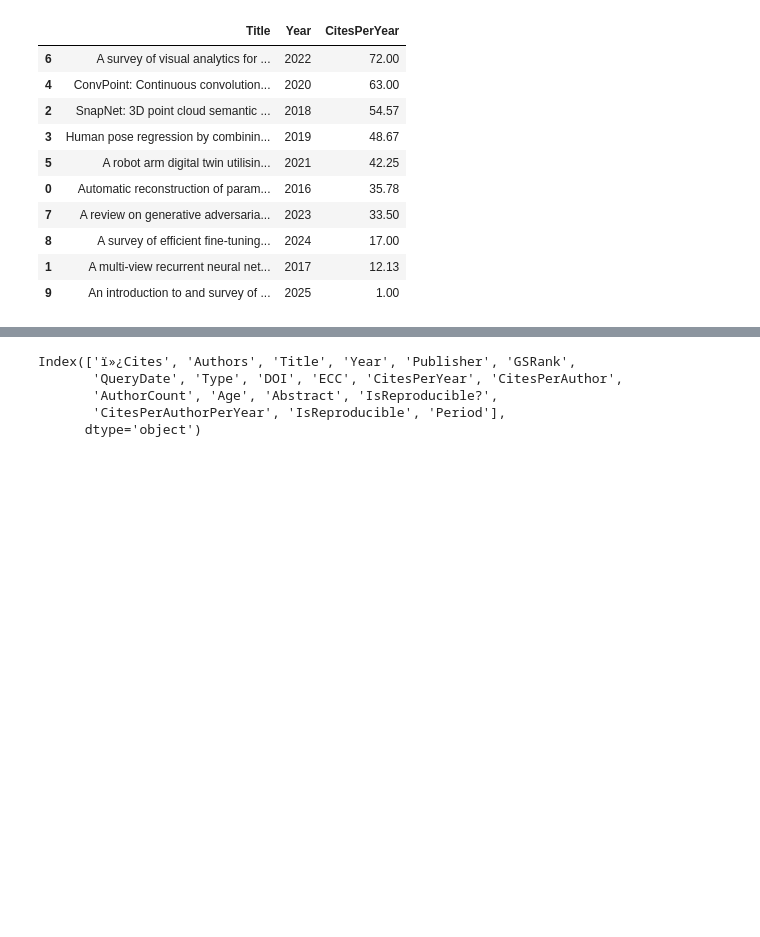
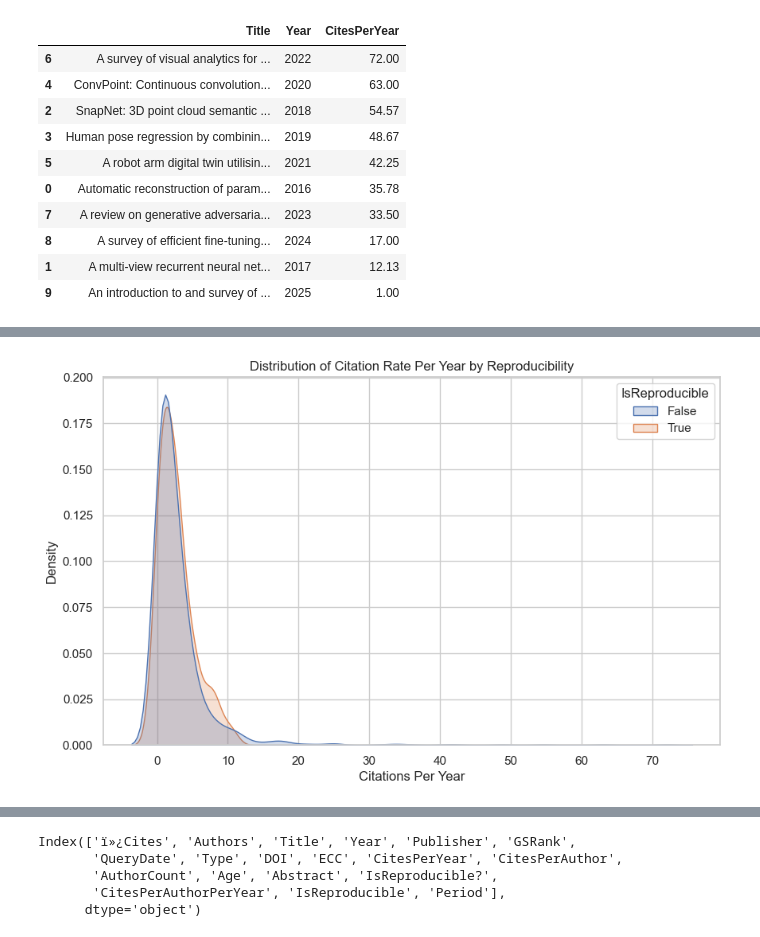
Before and after one commit to senuthcode/Professional-Learning-Goal-, a Jupyter notebook: notebooks/analysis.ipynb, the cells around one changed output, grey strips where cells are left out. Cells and saved outputs as stored; diff of their text form; code cells hidden in the pictures; blank space fills up the shorter version.

```diff
--- a/notebooks/analysis.ipynb
+++ b/notebooks/analysis.ipynb
@@ -342,0 +403,12 @@ plt.show()
+# %%
+import seaborn as sns
+import matplotlib.pyplot as plt
+
+plt.figure(figsize=(10, 6))
+sns.kdeplot(data=merged_df, x='CitesPerYear', hue='IsReproducible', fill=True, common_norm=False)
+plt.title("Distribution of Citation Rate Per Year by Reproducibility")
+plt.xlabel("Citations Per Year")
+plt.ylabel("Density")
+plt.show()
+# %% [output]
+[figure, added]
```
Also changed, not shown: parts of 37 cells of this notebook.
